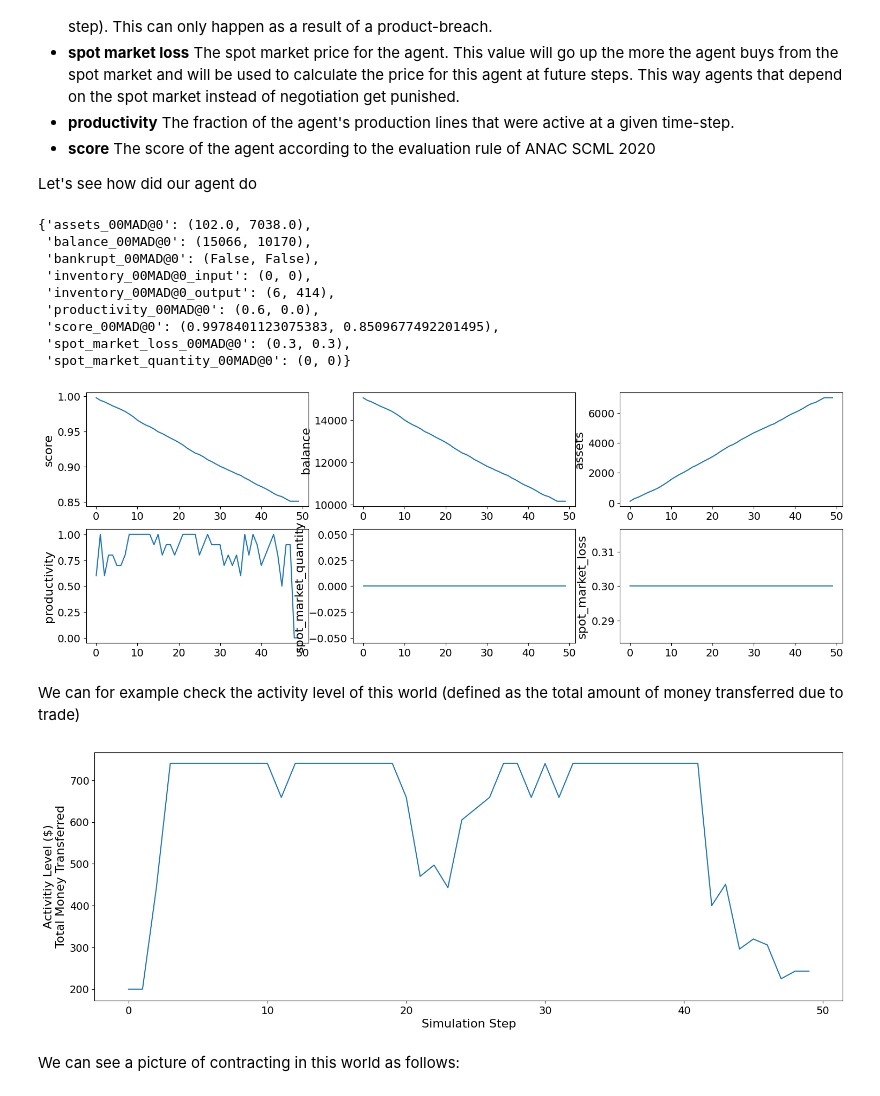
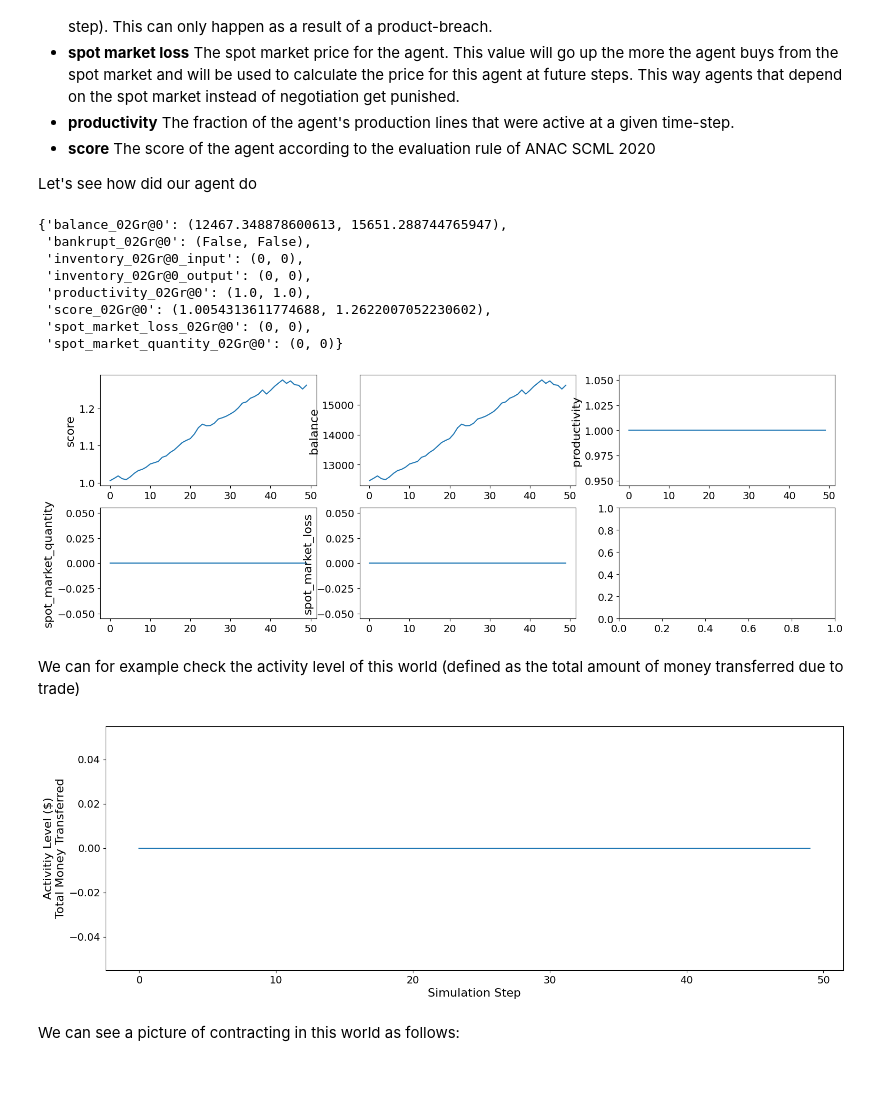
Before and after one commit to yasserfarouk/scml, a Jupyter notebook: docs/tutorials/notebooks/01.run_scml2020.ipynb, the cells around one changed output. Cells and saved outputs as stored; diff of their text form; code cells hidden in the pictures.

```diff
--- a/docs/tutorials/notebooks/01.run_scml2020.ipynb
+++ b/docs/tutorials/notebooks/01.run_scml2020.ipynb
@@ -356,6 +354,4 @@ There are several ways to create an SCML world. One of the simplest is to use th
 
 Here we explicitly set `construct_graphs` to True which slows the simulation yet allows us to see graph representations of what is happening in the world.
 # %%
-agent_types = [DecentralizingAgent,
-               MarketAwareDecentralizingAgent,
-              SyncRandomOneShotAgent]
+agent_types = [GreedyStdAgent, SyncRandomStdAgent, SyncRandomStdAgent]
@@ -364,6 +358,6 @@ Notice that we have a one-shot agent in the mix. Even though one-shot agents are
 # %%
-world = SCML2023World(
-    **SCML2023World.generate(
+world = SCML2024StdWorld(
+    **SCML2024StdWorld.generate(
         agent_types=agent_types,
         n_steps=50
     ),
@@ -460,25 +453,24 @@ Let's see how did our agent do
 #show the first and last value of each of the agent statistics
 pprint({k:(v[0], v[-1]) for k, v in world.stats.items() if winner.name in k })
 # %% [output]
-{'assets_00MAD@0': (102.0, 7038.0),
- 'balance_00MAD@0': (15066, 10170),
- 'bankrupt_00MAD@0': (False, False),
- 'inventory_00MAD@0_input': (0, 0),
- 'inventory_00MAD@0_output': (6, 414),
- 'productivity_00MAD@0': (0.6, 0.0),
- 'score_00MAD@0': (0.9978401123075383, 0.8509677492201495),
- 'spot_market_loss_00MAD@0': (0.3, 0.3),
- 'spot_market_quantity_00MAD@0': (0, 0)}
+{'balance_02Gr@0': (12467.348878600613, 15651.288744765947),
+ 'bankrupt_02Gr@0': (False, False),
+ 'inventory_02Gr@0_input': (0, 0),
+ 'inventory_02Gr@0_output': (0, 0),
+ 'productivity_02Gr@0': (1.0, 1.0),
+ 'score_02Gr@0': (1.0054313611774688, 1.2622007052230602),
+ 'spot_market_loss_02Gr@0': (0, 0),
+ 'spot_market_quantity_02Gr@0': (0, 0)}
 # %%
 stats = pd.DataFrame(data=world.stats)
 fig, axs = plt.subplots(2, 3)
-for ax, key in zip(axs.flatten().tolist(), ["score", "balance", "assets", "productivity",
+for ax, key in zip(axs.flatten().tolist(), ["score", "balance", "productivity",
                          "spot_market_quantity", "spot_market_loss"]):
     ax.plot(stats[f"{key}_{winner}"])
     ax.set(ylabel=key)
 fig.show()
 # %% [output]
-[figure, old version]
+[figure, new version]
 # %% [markdown]
 We can for example check the activity level of this world (defined as the total amount of money transferred due to trade)
 # %%
@@ -487,7 +479,7 @@ plt.xlabel('Simulation Step')
 plt.ylabel('Activitiy Level ($)\nTotal Money Transferred')
 plt.show()
 # %% [output]
-[figure, old version]
+[figure, new version]
 # %% [markdown]
 We can see a picture of contracting in this world as follows:
 # %%
```
Also changed, not shown: parts of 44 cells of this notebook, 52 other files.
